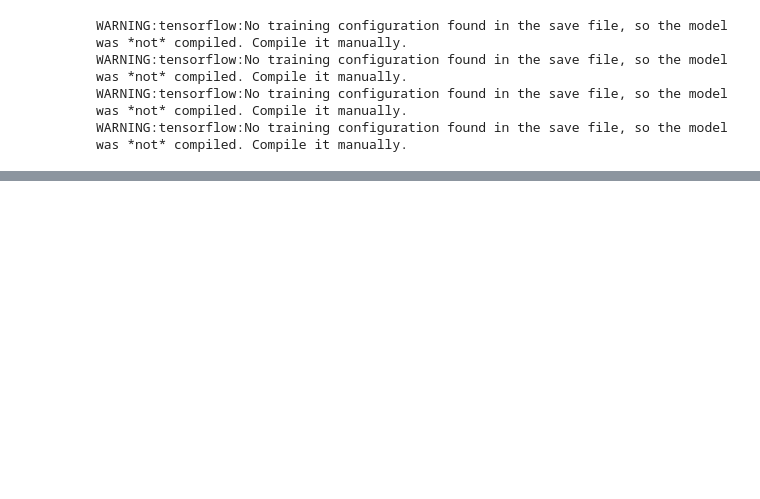
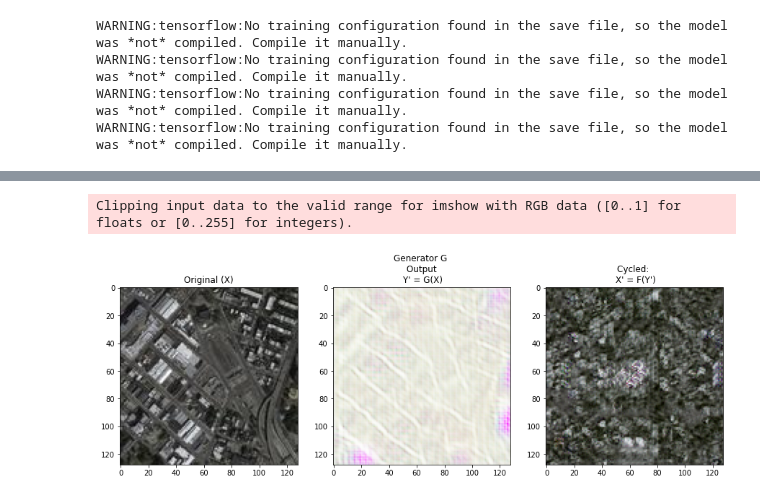
Before and after one commit to Astrojigs/Aerial-images-to-maps, a Jupyter notebook: Thesis CycleGAN.ipynb, the cells around one changed output, grey strips where cells are left out. Cells and saved outputs as stored; diff of their text form; code cells hidden in the pictures; blank space fills up the shorter version.

```diff
--- a/Thesis CycleGAN.ipynb
+++ b/Thesis CycleGAN.ipynb
@@ -725,0 +872,42 @@ def aerial_to_maps(aerial_image):
+# %%
+def generate_image(inp_img, a_to_m = True):
+    """
+    Function to generate image X -> Y or Y-> X
+
+    inp_img = Image array with shape (128,128,3)
+    ------------
+    a_to_m = "Aerial to Maps"
+            True (Default): Aerial -> Maps
+            False  : Maps -> Aerial
+
+    Outputs:
+    if a_to_m = True
+    """
+    fig, ax = plt.subplots(1,3,figsize=(15,5))
+    if a_to_m:
+        # ###### aerial to maps:
+
+        # plot the given image after adding a new axis.
+        ax[0].imshow(inp_img[np.newaxis,:][0])
+        ax[0].set_title("Original (X)")
+
+
+        ax[1].imshow(generator_g(inp_img[np.newaxis,:])[0])
+        ax[1].set_title("Generator G \n Output \n Y' = G(X)")
+
+        ax[2].imshow(generator_f(generator_g(inp_img[np.newaxis,:]))[0])
+        ax[2].set_title("Cycled: \n X' = F(Y')")
+
+    else:
+        # ###### maps to aerial:
+
+        # plot the given image after adding a new axis.
+        ax[0].imshow(inp_img[np.newaxis,:][0])
+        ax[0].set_title("Original (Y)")
+
+        ax[1].imshow(generator_f(inp_img[np.newaxis,:])[0])
+        ax[1].set_title("Generator F \n Output \n X' = F(Y)" )
+
+        ax[2].imshow(generator_g(generator_f(inp_img[np.newaxis,:]))[0])
+        ax[2].set_title("Cycled \n Y' =  F(X')")
+    plt.show()
@@ -725,0 +1023,5 @@ def aerial_to_maps(aerial_image):
+# %%
+generate_image(inp_img=test_aerial[111])
+# %% [output]
+Clipping input data to the valid range for imshow with RGB data ([0..1] for floats or [0..255] for integers).
+[figure, added]
```
Also changed, not shown: parts of 30 cells of this notebook.
